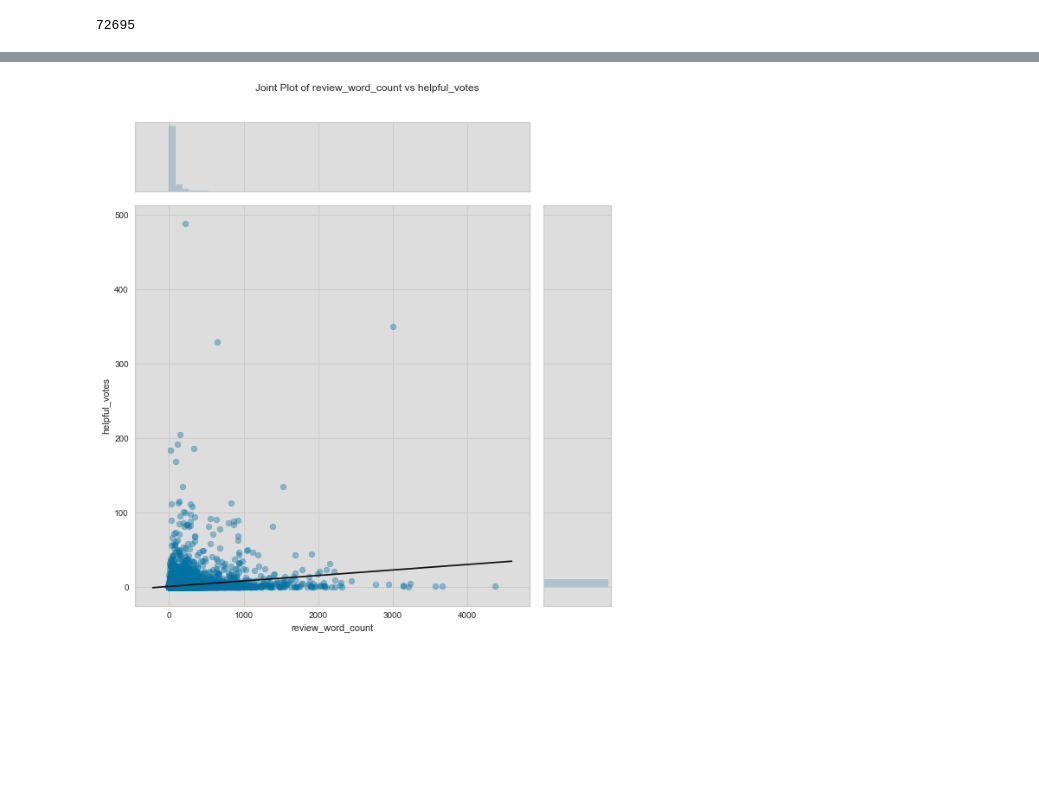
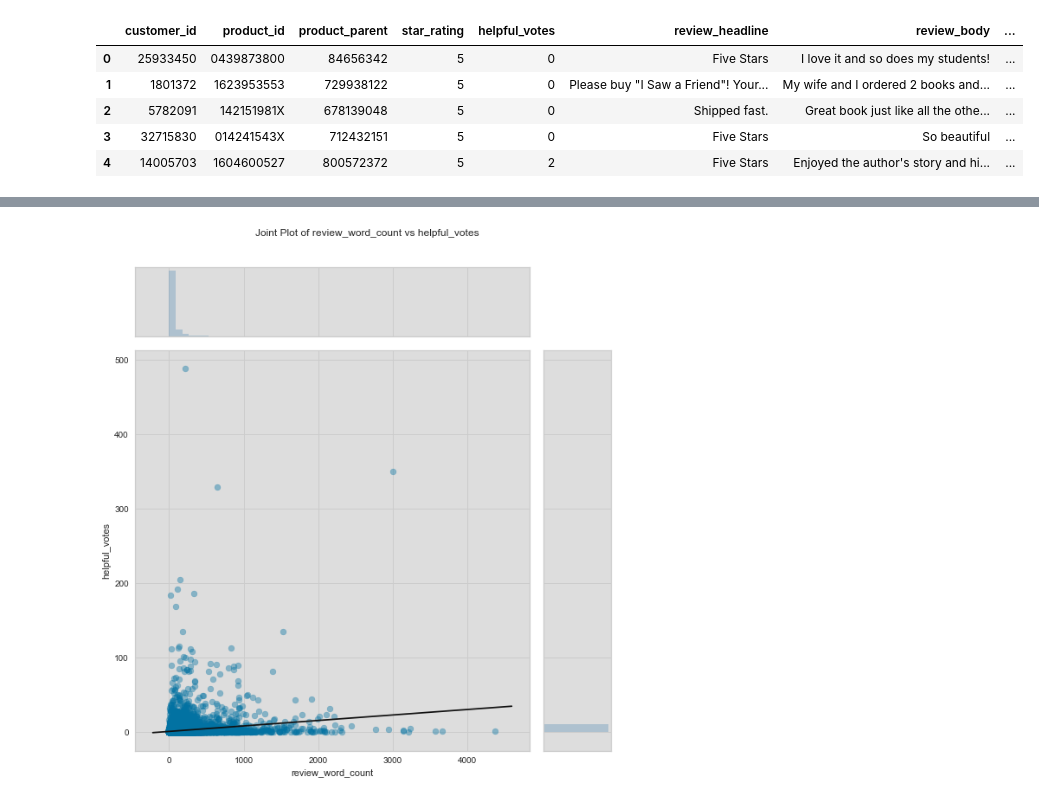
Before and after one commit to abitbetter/Amazon-Recommenders, a Jupyter notebook: Model_CF_local.ipynb, the cells around one changed output, grey strips where cells are left out. Drawn from its saved outputs; the diff is of its cells as text; code cells hidden in the pictures; blank space fills up the shorter version.

```diff
--- a/Model_CF_local.ipynb
+++ b/Model_CF_local.ipynb
@@ -49,11 +49,16 @@ def import_data(db_path):
 
 df = import_data(path)
 # %%
-df.head(1)
-len(df)
+df.head(5)
+#len(df)
 #df.dtypes
 # %% [output]
-72695
+|  | customer_id | product_id | product_parent | star_rating | helpful_votes | review_headline | review_body | ... |
+| 0 | 25933450 | 0439873800 | 84656342 | 5 | 0 | Five Stars | I love it and so does my students! | ... |
+| 1 | 1801372 | 1623953553 | 729938122 | 5 | 0 | Please buy "I Saw a Friend"! Your... | My wife and I ordered 2 books and... | ... |
+| 2 | 5782091 | 142151981X | 678139048 | 5 | 0 | Shipped fast. | Great book just like all the othe... | ... |
+| 3 | 32715830 | 014241543X | 712432151 | 5 | 0 | Five Stars | So beautiful | ... |
+| 4 | 14005703 | 1604600527 | 800572372 | 5 | 2 | Five Stars | Enjoyed the author's story and hi... | ... |
 # %%
 def count_words(data):
    words = data.split(" ")
```
Also changed, not shown: parts of 5 cells of this notebook, 3 other files.
